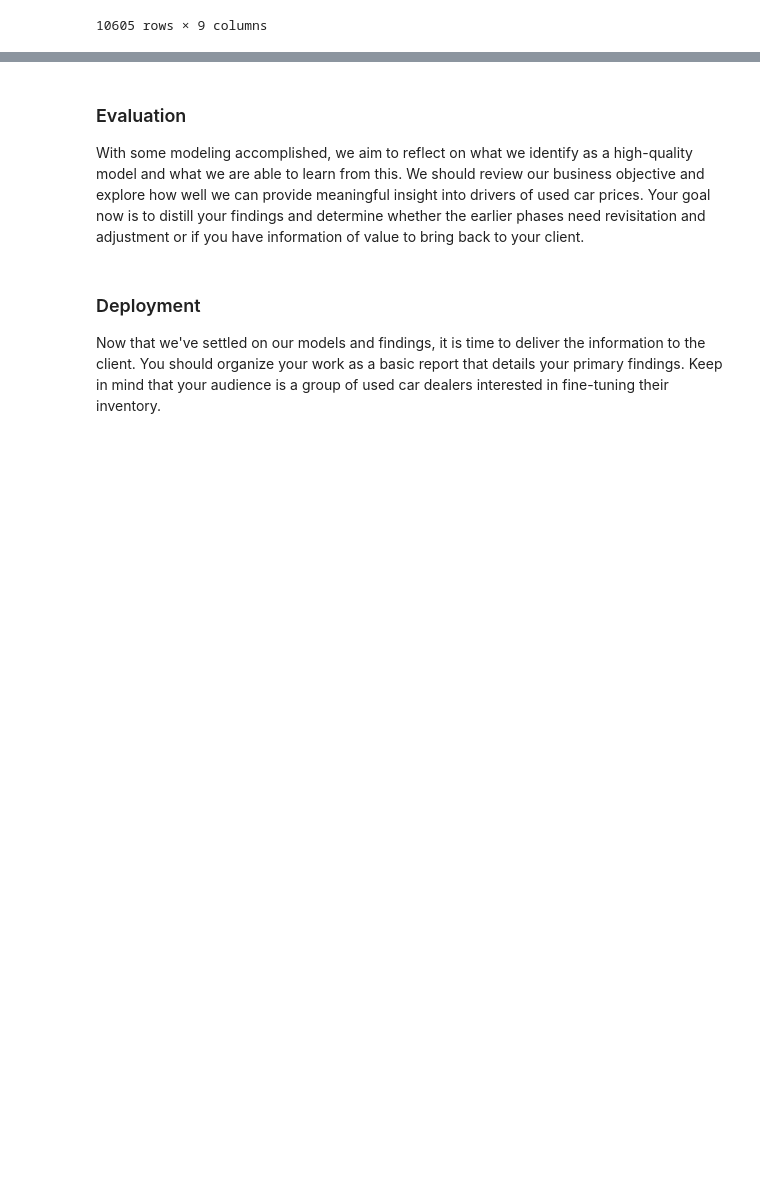
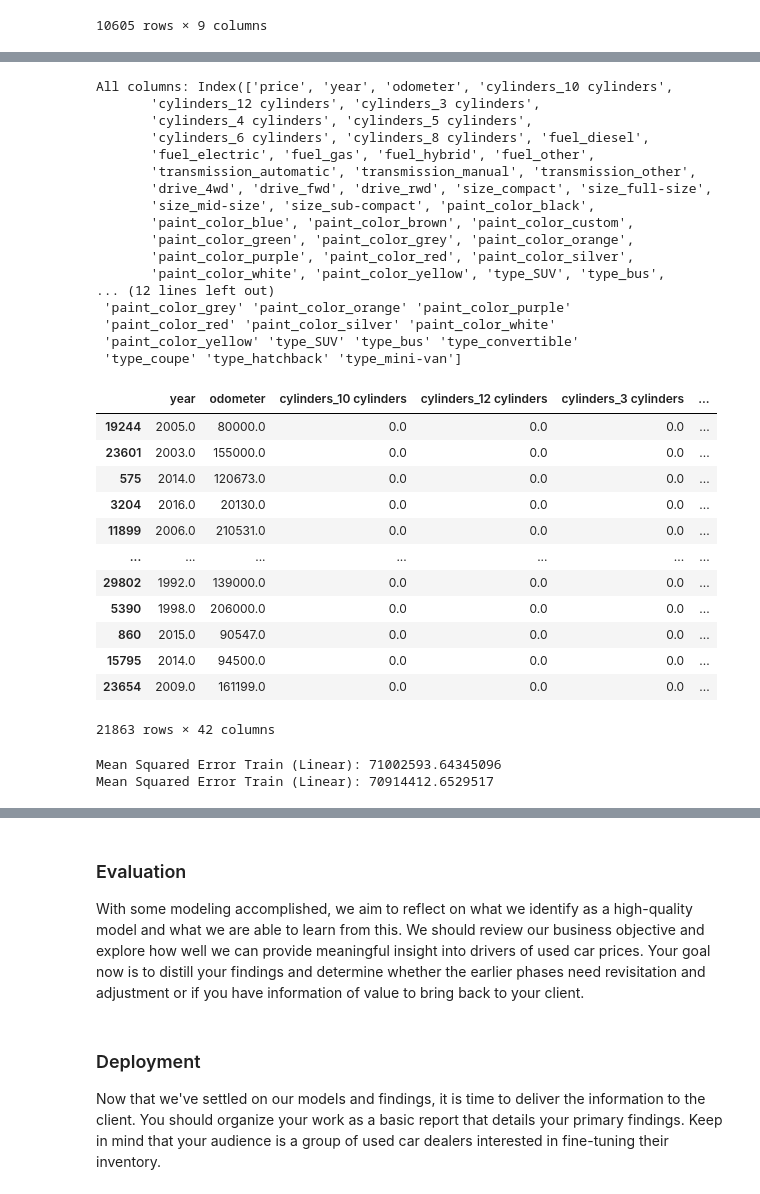
Before and after one commit to sandrayu49/Berkeley_AI_Module11_UsedCar_Price_Analysis, a Jupyter notebook: prompt_II.ipynb, the cells around one changed output, grey strips where cells are left out. Saved outputs shown, nothing was run; the diff lists cells and outputs as text; code cells hidden in the pictures; blank space fills up the shorter version.

```diff
--- a/prompt_II.ipynb
+++ b/prompt_II.ipynb
@@ -225,0 +300,14 @@ X_train
+# %%
+from scipy.linalg import svd
+from sklearn.preprocessing import StandardScaler
+from plotly import express as px
+
+data_raw_filtered = data_filtered.drop(columns=['id', 'region', 'manufacturer', 'model', 'condition', 'title_status', 'VIN', 'state']).reset_index(drop=True)
+data_raw_encoded = pd.get_dummies(data_raw_filtered, columns=['cylinders', 'fuel', 'transmission', 'drive', 'size', 'paint_color', 'type'], dtype=float)
+data_raw_encoded_cleaned = data_raw_encoded.dropna()
+
+scaler = StandardScaler()
+data_norm = scaler.fit_transform(data_raw_encoded_cleaned)
+
+U, sigma, Vt = svd(data_norm, full_matrices = False)
+px.line(sigma, y=sigma, title='Singular Values for full data')
@@ -225,0 +316,58 @@ X_train
+# %%
+print(f"All columns: {data_raw_encoded_cleaned.columns}")
+data_raw_trunc = data_raw_encoded_cleaned.drop(columns=data_raw_encoded_cleaned.columns[43:])
+X_raw = data_raw_trunc.drop(columns=['price'])
+y_raw = data_raw_trunc['price']
+
+X_raw_train, X_raw_test, y_raw_train, y_raw_test, train_raw_idx, test_raw_idx = train_test_split(
+    X_raw, y_raw, np.arange(len(X_raw)), test_size = 0.3, random_state = 42)
+
+print(f"SVD columns: {X_raw_train.columns.values}")
+X_raw_train
+# %% [output]
+All columns: Index(['price', 'year', 'odometer', 'cylinders_10 cylinders',
+       'cylinders_12 cylinders', 'cylinders_3 cylinders',
+       'cylinders_4 cylinders', 'cylinders_5 cylinders',
+       'cylinders_6 cylinders', 'cylinders_8 cylinders', 'fuel_diesel',
+       'fuel_electric', 'fuel_gas', 'fuel_hybrid', 'fuel_other',
+       'transmission_automatic', 'transmission_manual', 'transmission_other',
+       'drive_4wd', 'drive_fwd', 'drive_rwd', 'size_compact', 'size_full-size',
+       'size_mid-size', 'size_sub-compact', 'paint_color_black',
+       'paint_color_blue', 'paint_color_brown', 'paint_color_custom',
+       'paint_color_green', 'paint_color_grey', 'paint_color_orange',
+       'paint_color_purple', 'paint_color_red', 'paint_color_silver',
+       'paint_color_white', 'paint_color_yellow', 'type_SUV', 'type_bus',
+... (12 lines left out)
+ 'paint_color_grey' 'paint_color_orange' 'paint_color_purple'
+ 'paint_color_red' 'paint_color_silver' 'paint_color_white'
+ 'paint_color_yellow' 'type_SUV' 'type_bus' 'type_convertible'
+ 'type_coupe' 'type_hatchback' 'type_mini-van']
+|  | year | odometer | cylinders_10 cylinders | cylinders_12 cylinders | cylinders_3 cylinders | ... |
+| 19244 | 2005.0 | 80000.0 | 0.0 | 0.0 | 0.0 | ... |
+| 23601 | 2003.0 | 155000.0 | 0.0 | 0.0 | 0.0 | ... |
+| 575 | 2014.0 | 120673.0 | 0.0 | 0.0 | 0.0 | ... |
+| 3204 | 2016.0 | 20130.0 | 0.0 | 0.0 | 0.0 | ... |
+| 11899 | 2006.0 | 210531.0 | 0.0 | 0.0 | 0.0 | ... |
+| ... | ... | ... | ... | ... | ... | ... |
+| 29802 | 1992.0 | 139000.0 | 0.0 | 0.0 | 0.0 | ... |
+| 5390 | 1998.0 | 206000.0 | 0.0 | 0.0 | 0.0 | ... |
+| 860 | 2015.0 | 90547.0 | 0.0 | 0.0 | 0.0 | ... |
+| 15795 | 2014.0 | 94500.0 | 0.0 | 0.0 | 0.0 | ... |
+| 23654 | 2009.0 | 161199.0 | 0.0 | 0.0 | 0.0 | ... |
+21863 rows × 42 columns
+# %%
+## Linear Regression
+from sklearn.linear_model import LinearRegression
+
+def LinearRegressionModel(X_train, y_train, X_test, y_test):
+  linear_model = LinearRegression()
+  linear_model.fit(X_train, y_train)
+  y_pred_linear = linear_model.predict(X_train)
+  mse_linear = mean_squared_error(y_train, y_pred_linear)
+  print(f"Mean Squared Error Train (Linear): {mse_linear}")
+
+LinearRegressionModel(X_train, y_train, X_test, y_test)
+LinearRegressionModel(X_raw_train, y_raw_train, X_raw_test, y_raw_test)
+# %% [output]
+Mean Squared Error Train (Linear): 71002593.64345096
+Mean Squared Error Train (Linear): 70914412.6529517
```
Also changed, not shown: parts of 19 cells of this notebook.
